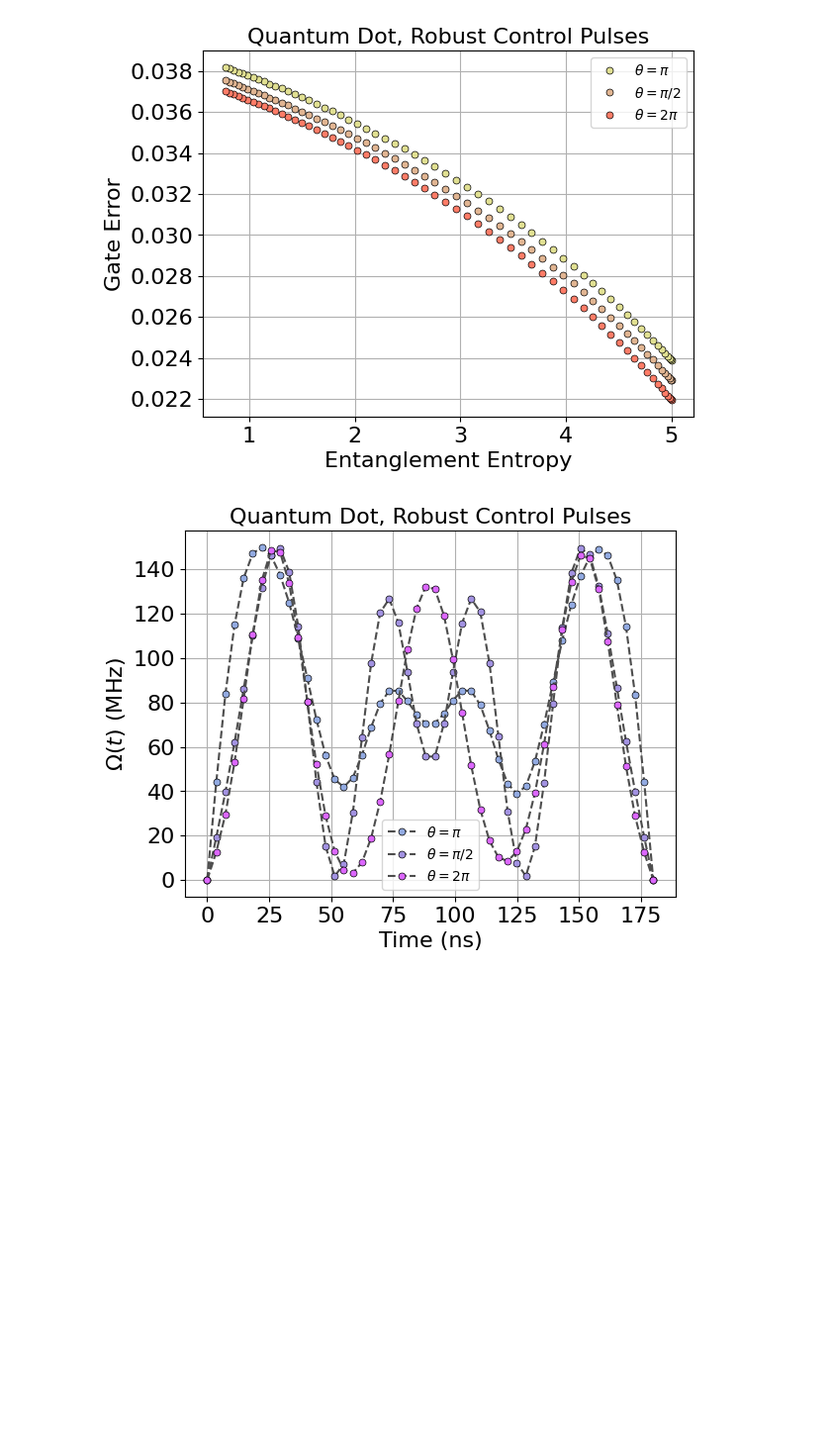
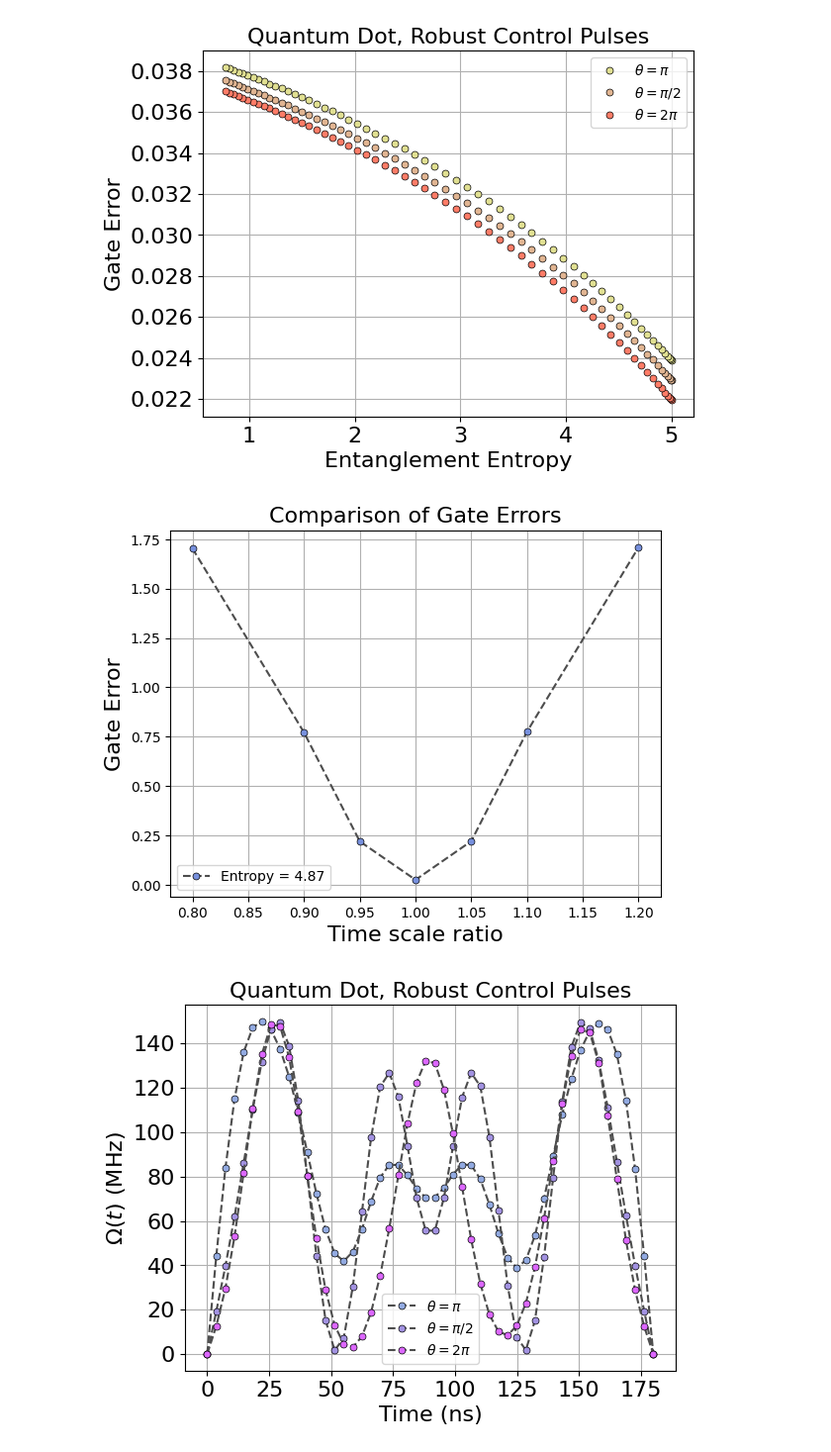
Before and after one commit to minidas/Entanglement-Induced-Resilience-of-Quantum-Dynamics, a Jupyter notebook: RCP.ipynb, the cells around one changed output. Shown at 99% size. Drawn from its saved outputs; the diff is of its cells as text; code cells hidden in the pictures; blank space fills up the shorter version.

Commit message:
feat: RCP time rescaling

```diff
--- a/RCP.ipynb
+++ b/RCP.ipynb
@@ -124,6 +124,56 @@ plt.savefig('./Figures/RCP_temperature_error.pdf',bbox_inches='tight',dpi=600)
 plt.show()
 # %% [output]
 [figure]
+# %%
+alpha = [0.8,0.9,0.95,1,1.05,1.1,1.2]
+
+state = thermal_state(temperature * 0.0008)
+#worst case
+from scipy.linalg import eig
+from qiskit.quantum_info import Statevector
+
+def eigenvector_corresponding_to_maximal_eigenvalue(matrix):
+    eigenvalues, eigenvectors = eig(matrix)
+    max_eigenvalue_index = np.argmax(np.abs(eigenvalues))
+    return eigenvectors[:,max_eigenvalue_index]
+
+EM = Quantum_dot(1e9 , T = 1.8e-7)
+AM = analog_QD(EM, h=5e4,J=1e5, DeltaE=2e8,epsilon=0.001)
+time_full_rcp = np.linspace(0, AM.T, 2)
+exact_state = qt.mesolve(AM.exact_model.H, state, time_full_rcp).states[-1]
+partial_state_list = []
+
+rcp_full_time = analog_model[0].T
+for a in alpha:
+    EM = Quantum_dot(1e9/a , T = 1.8e-7*a)
+    AM = analog_QD(EM, h=5e4,J=1e5, DeltaE=2e8,epsilon=0.001)
+    time_full_rcp = np.linspace(0, AM.T * a, 2)
+    U = qt.propagator(AM.exact_model.H, AM.T)
+    worst_case_state = qt.Qobj(eigenvector_corresponding_to_maximal_eigenvalue(U.full()), dims=[[2]*N, [1]])
+    partial_state = qt.mesolve(AM.H, state, time_full_rcp).states[-1]
+    partial_state_list.append(partial_state)
+
+error_list = []
+for state in partial_state_list:
+    errors = exact_state - state
+    error_list.append(errors.norm('l2'))
+entropy = RDM_entropy(state.full(),7,qubits=12)[-1]
+
+# worst_error_list = []
+# for state in worst_case_partial_state:
+#     errors = worst_case_exact_state - state
+#     worst_error_list.append(errors.norm('l2'))
+
+plt.plot(alpha, error_list, color='0.3', marker='o', markersize=5, mfc="#7790dd", mec='k', linestyle='dashed', markeredgewidth=0.5,label='Entropy = {:.2f}'.format(entropy))
+# plt.plot(time_full_rcp[60:], worst_error_list[60:], color='0.3', marker='s', markersize=5, mfc="#d377dd", mec='k', linestyle='dotted', markeredgewidth=0.5,label='Worst Case')
+plt.xlabel('Time scale ratio',fontsize=16)
+plt.ylabel('Gate Error',fontsize=16)
+plt.title('Comparison of Gate Errors',fontsize=16)
+plt.legend(loc=0)
+plt.grid()
+plt.show()
+# %% [output]
+[figure, added]
 # %%
 #RCP plotting
 time = np.linspace(0,180 , 50)
```
Also changed, not shown: 1 other file.
